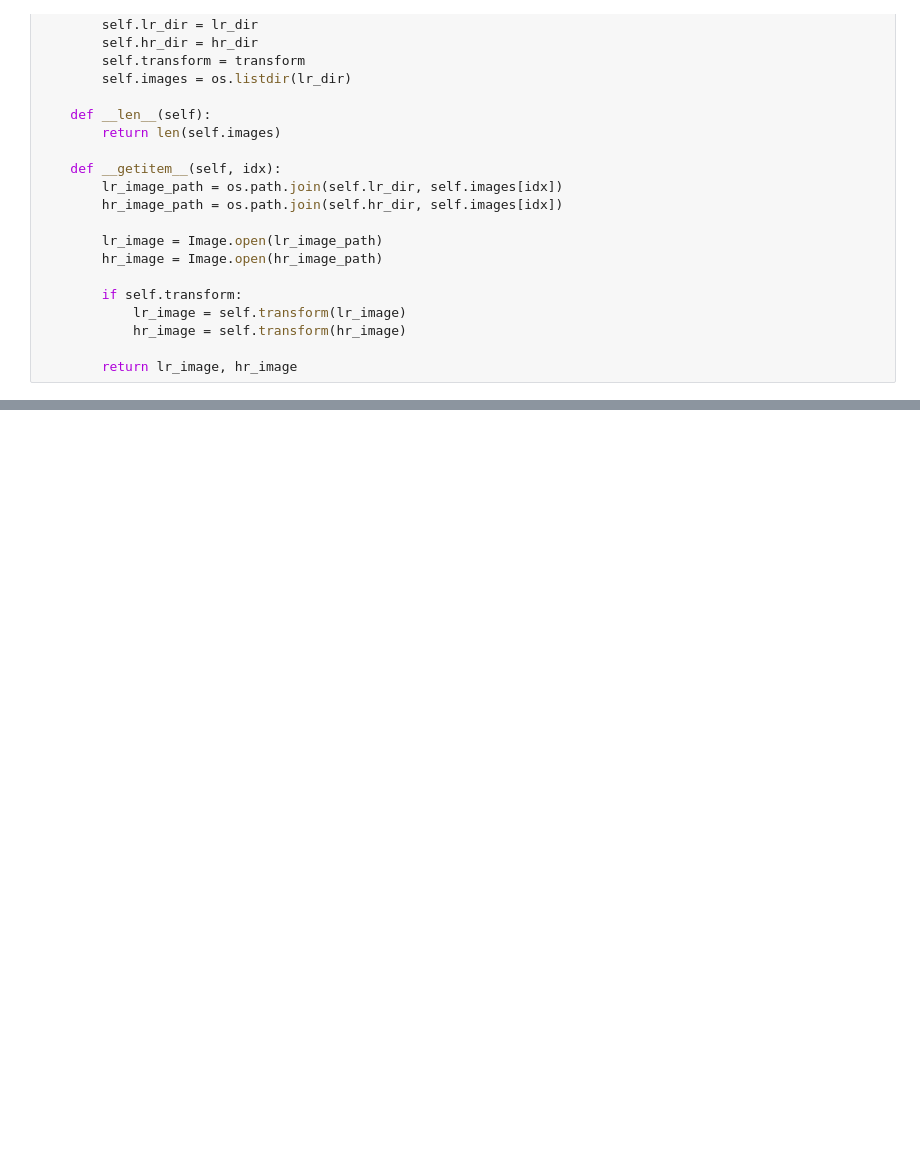
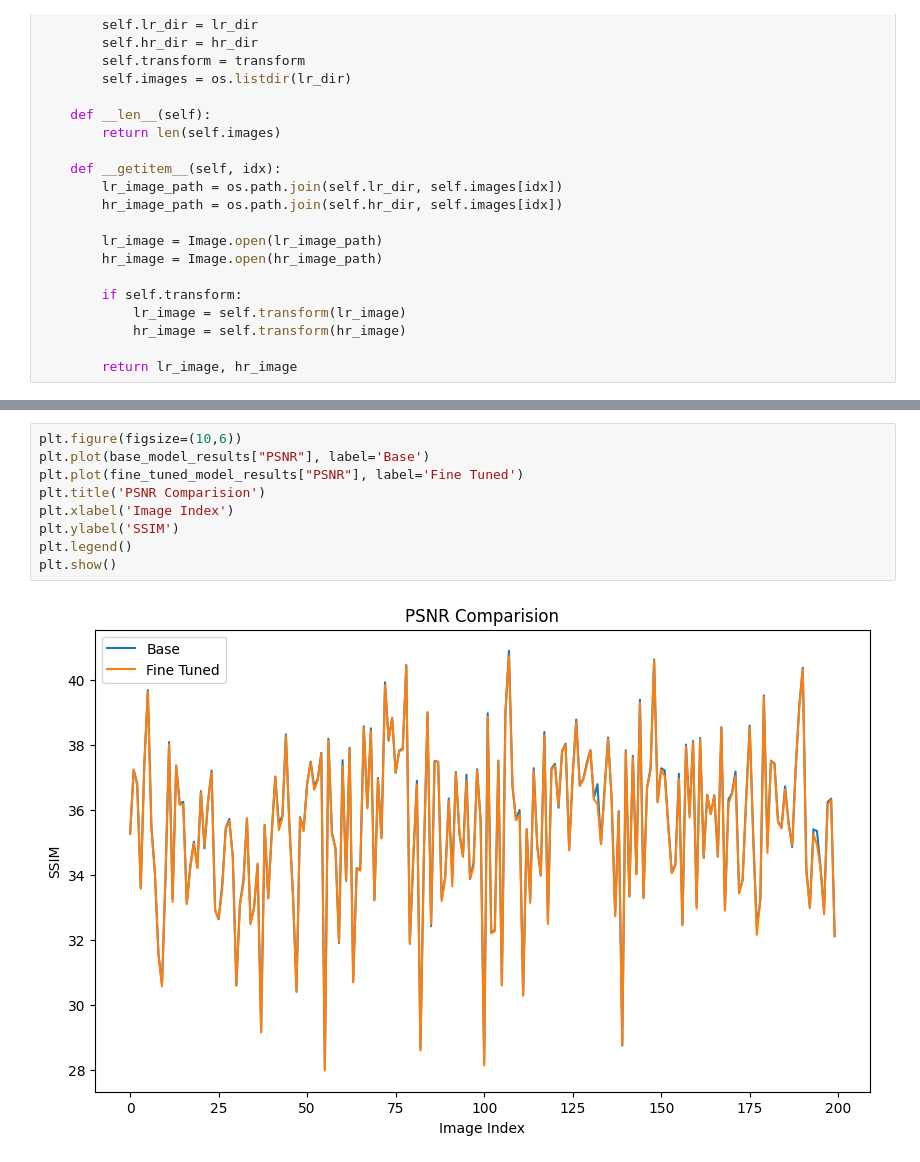
Before and after one commit to joshkmartinez/swin-transformer-super-resolution, a Jupyter notebook: project.ipynb, the cells around one changed output, grey strips where cells are left out. Cells and saved outputs as stored; diff of their text form; blank space fills up the shorter version.

```diff
--- a/project.ipynb
+++ b/project.ipynb
@@ -201,0 +481,11 @@ print("Training complete")
+# %%
+plt.figure(figsize=(10,6))
+plt.plot(base_model_results["PSNR"], label='Base')
+plt.plot(fine_tuned_model_results["PSNR"], label='Fine Tuned')
+plt.title('PSNR Comparision')
+plt.xlabel('Image Index')
+plt.ylabel('SSIM')
+plt.legend()
+plt.show()
+# %% [output]
+[figure, added]
```
Also changed, not shown: parts of 22 cells of this notebook.
